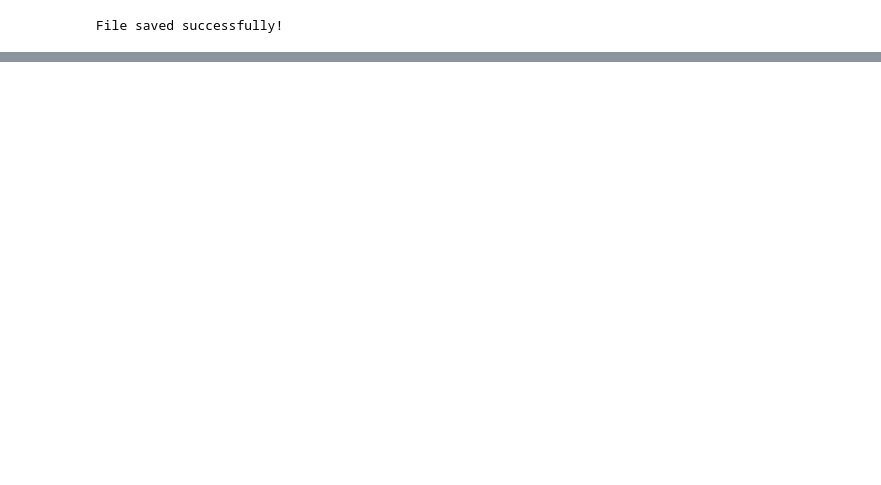
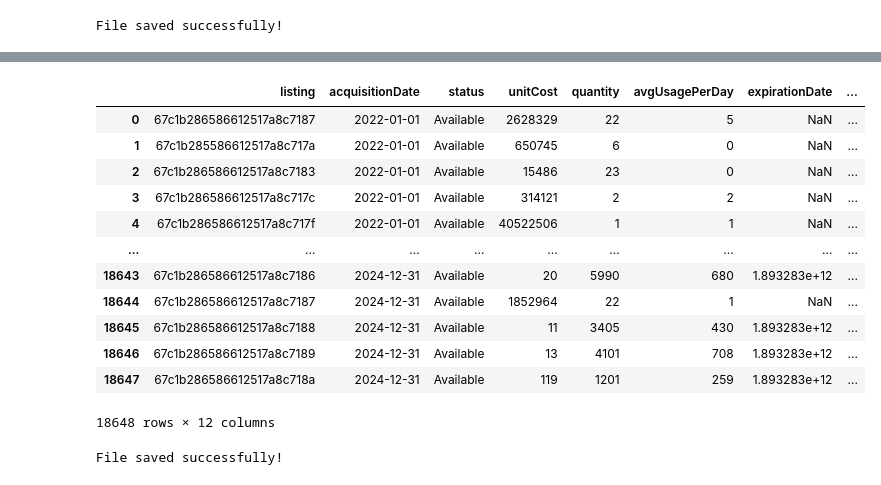
Before and after one commit to KubangPawis/hospital-inventory-demand-forecasting, a Jupyter notebook: synthetic_data_gen.ipynb, the cells around one changed output, grey strips where cells are left out. Saved outputs shown, nothing was run; the diff lists cells and outputs as text; code cells hidden in the pictures; blank space fills up the shorter version.

```diff
--- a/synthetic_data_gen.ipynb
+++ b/synthetic_data_gen.ipynb
@@ -1211,0 +1406,20 @@ File saved successfully!
+# %%
+stock_listing_final_1['month'] = stock_listing_final_1['acquisitionDate'].dt.to_period('M')
+stock_listing_final_1['stockDiff'] = stock_listing_final_1.groupby(['listing', 'month'])[['quantity']].transform(lambda x: x.diff())
+stock_listing_final_1['isNewOrder'] = stock_listing_final_1.groupby(['listing', 'month'])['stockDiff'].transform(lambda x: x > 0)
+stock_listing_final_1.drop(['stockDiff', 'month'], axis=1, inplace=True)
+stock_listing_final_1
+# %% [output]
+|  | listing | acquisitionDate | status | unitCost | quantity | avgUsagePerDay | expirationDate | ... |
+| 0 | 67c1b286586612517a8c7187 | 2022-01-01 | Available | 2628329 | 22 | 5 | NaN | ... |
+| 1 | 67c1b285586612517a8c717a | 2022-01-01 | Available | 650745 | 6 | 0 | NaN | ... |
+| 2 | 67c1b286586612517a8c7183 | 2022-01-01 | Available | 15486 | 23 | 0 | NaN | ... |
+| 3 | 67c1b286586612517a8c717c | 2022-01-01 | Available | 314121 | 2 | 2 | NaN | ... |
+| 4 | 67c1b286586612517a8c717f | 2022-01-01 | Available | 40522506 | 1 | 1 | NaN | ... |
+| ... | ... | ... | ... | ... | ... | ... | ... | ... |
+| 18643 | 67c1b286586612517a8c7186 | 2024-12-31 | Available | 20 | 5990 | 680 | 1.893283e+12 | ... |
+| 18644 | 67c1b286586612517a8c7187 | 2024-12-31 | Available | 1852964 | 22 | 1 | NaN | ... |
+| 18645 | 67c1b286586612517a8c7188 | 2024-12-31 | Available | 11 | 3405 | 430 | 1.893283e+12 | ... |
+| 18646 | 67c1b286586612517a8c7189 | 2024-12-31 | Available | 13 | 4101 | 708 | 1.893283e+12 | ... |
+| 18647 | 67c1b286586612517a8c718a | 2024-12-31 | Available | 119 | 1201 | 259 | 1.893283e+12 | ... |
+18648 rows × 12 columns
@@ -1211,0 +1428,9 @@ File saved successfully!
+# %%
+# Export stock_listing_v4.json (to export to database)
+if not os.path.exists('./data/stock_listing_v4.json'):
+    stock_listing_final_2.to_json('./data/stock_listing_v4.json', orient='records', date_format='iso')
+    print('File saved successfully!')
+else:
+    print('File already exists!')
+# %% [output]
+File saved successfully!
```
Also changed, not shown: parts of 16 cells of this notebook, 4 other files.
